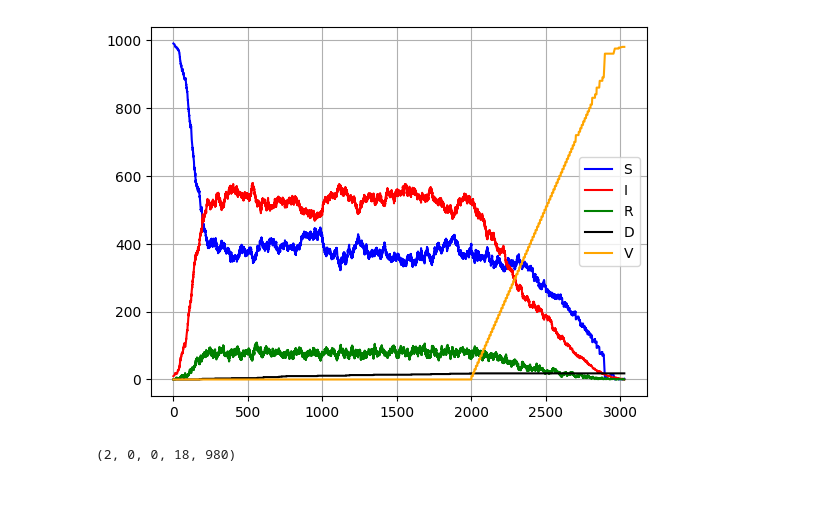
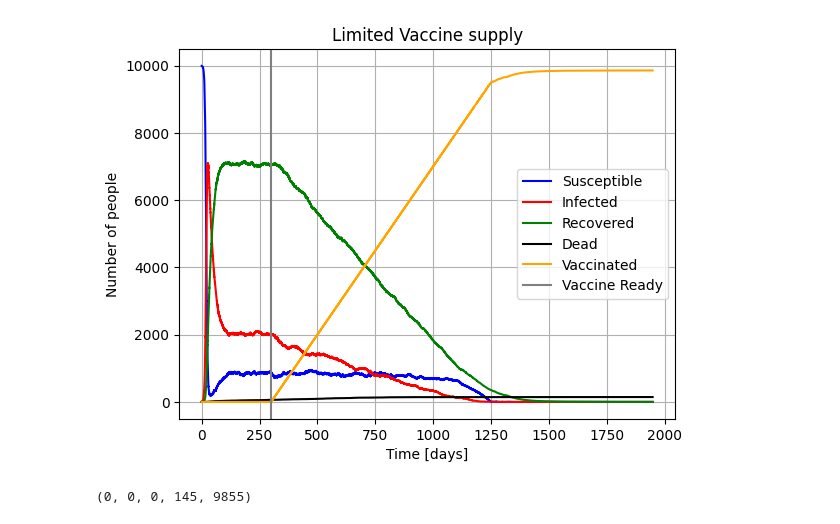
Before and after one commit to SigurdThorlund/02443-stochastic-simulation, a Jupyter notebook: project2/vaccination.ipynb, the cells around one changed output. Drawn from its saved outputs; the diff is of its cells as text; code cells hidden in the pictures; blank space fills up the shorter version.

```diff
--- a/project2/vaccination.ipynb
+++ b/project2/vaccination.ipynb
@@ -84,16 +88,16 @@ S, I, R, D
 # %%
-N = 1000
-S = 990
+N = 10000
+S = 9990
 I = 10
 R = 0
 D = 0
 V = 0
 time = 0
 
-beta = 0.04
-gamma = 0.015
-delta = 0.1
-mu = 0.00001
+beta = 0.4
+gamma = 0.035
+delta = 0.01
+mu = 0.0001
 
 S_list = [S]
 I_list = [I]
@@ -102,13 +106,13 @@ D_list = [D]
 V_list = [V]
 t_list = [time]
 
-time_vaccine = 2000
-delta_vaccine = 10
+time_vaccine = 300
+delta_vaccine = 1
 number_vaccine = 10
 vac_count = 0
 vaccination_completed = False
 
-while time < 10000:
+while time < 2000:
     rateSI = beta*S*I/N
     rateIR = gamma*I
     rateRS = delta*R
@@ -132,37 +136,41 @@ while time < 10000:
         R = R + 1
     elif event == 2:
         R = R - 1
         S = S + 1
     else:
         I = I - 1
         D = D + 1
 
     if time >= (time_vaccine + delta_vaccine*vac_count) and not vaccination_completed:
         for i in range(int((time - time_vaccine - delta_vaccine*vac_count)%delta_vaccine + 1)):
             deltaV = np.min([S, number_vaccine])
             V += deltaV
             S = np.max([0, S - deltaV])
             if(V == N - D):
                 vaccination_completed = True
             vac_count += 1
 
     S_list.append(S)
     I_list.append(I)
     R_list.append(R)
     D_list.append(D)
     V_list.append(V)
     t_list.append(time)
 
 plt.figure()
-plt.plot(t_list, S_list, color = 'blue', label = 'S')
-plt.plot(t_list, I_list, color = 'red', label = 'I')
-plt.plot(t_list, R_list, color = 'green', label = 'R')
-plt.plot(t_list, D_list, color = 'black', label = 'D')
-plt.plot(t_list, V_list, color = 'orange', label = 'V')
+plt.plot(t_list, S_list, color = 'blue', label = 'Susceptible')
+plt.plot(t_list, I_list, color = 'red', label = 'Infected')
+plt.plot(t_list, R_list, color = 'green', label = 'Recovered')
+plt.plot(t_list, D_list, color = 'black', label = 'Dead')
+plt.plot(t_list, V_list, color = 'orange', label = 'Vaccinated')
+plt.axvline(300, color = 'gray', label = 'Vaccine Ready')
+plt.xlabel('Time [days]')
+plt.ylabel('Number of people')
+plt.title('Limited Vaccine supply')
 plt.grid()
 plt.legend()
 plt.show()
 S, I, R, D, V
 # %% [output]
-[figure, old version]
+[figure, new version]
-(2, 0, 0, 18, 980)
+(0, 0, 0, 145, 9855)
```
Also changed, not shown: parts of 1 cell of this notebook.
